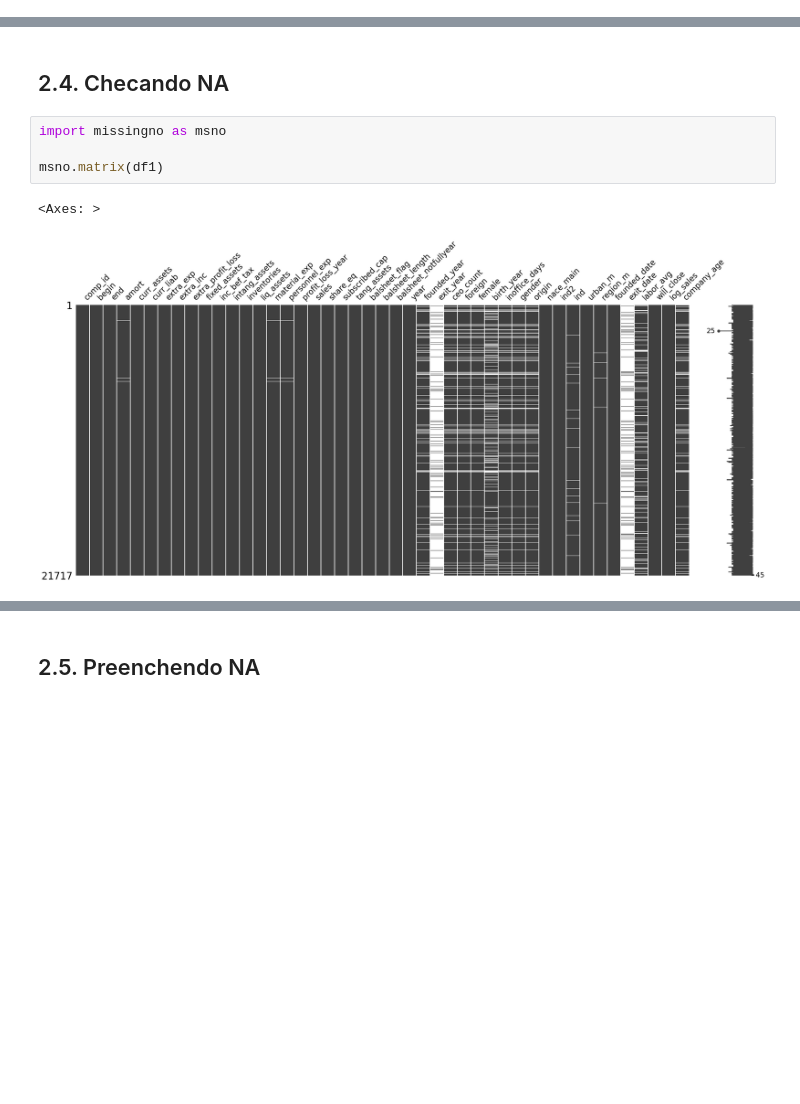
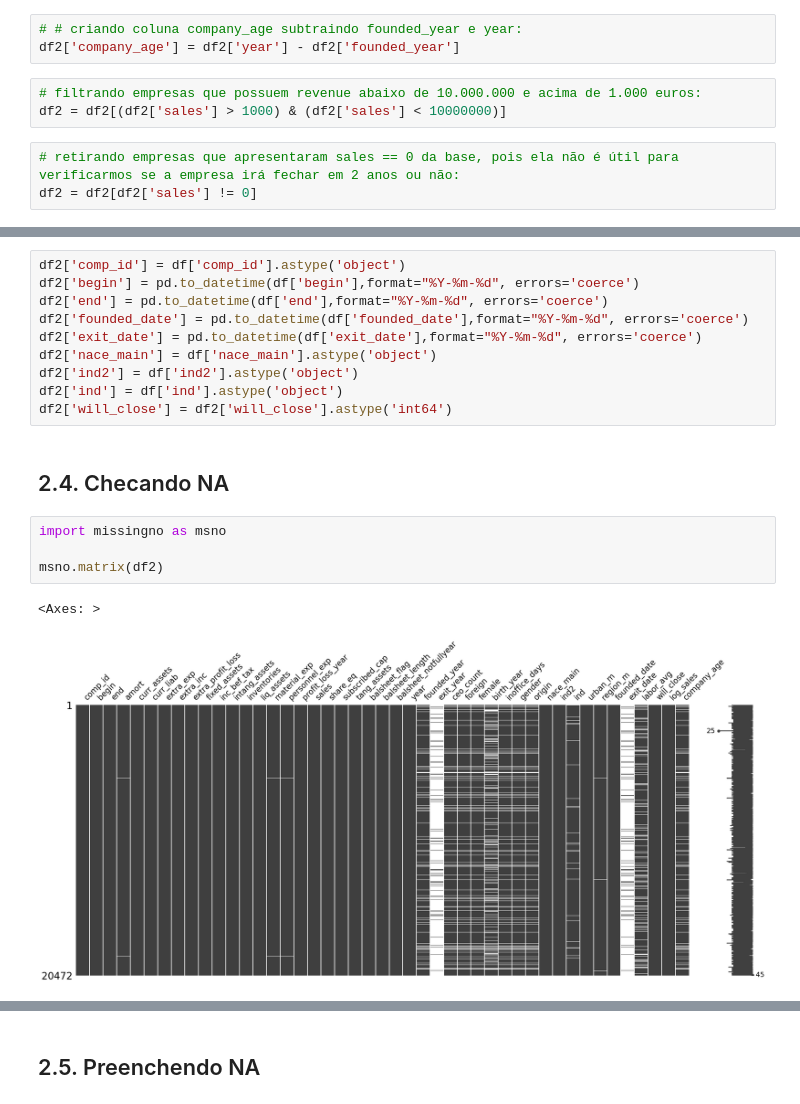
Before and after one commit to adambry/Atividade_Integradora_1T, a Jupyter notebook: PI_Main.ipynb, the cells around one changed output, grey strips where cells are left out. Drawn from its saved outputs; the diff is of its cells as text; blank space fills up the shorter version.

```diff
--- a/PI_Main.ipynb
+++ b/PI_Main.ipynb
@@ -110,0 +159,9 @@ See the caveats in the documentation: https://pandas.pydata.org/pandas-docs/stab
+# %%
+# # criando coluna company_age subtraindo founded_year e year:
+df2['company_age'] = df2['year'] - df2['founded_year']
+# %%
+# filtrando empresas que possuem revenue abaixo de 10.000.000 e acima de 1.000 euros:
+df2 = df2[(df2['sales'] > 1000) & (df2['sales'] < 10000000)]
+# %%
+# retirando empresas que apresentaram sales == 0 da base, pois ela não é útil para verificarmos se a empresa irá fechar em 2 anos ou não:
+df2 = df2[df2['sales'] != 0]
@@ -154,9 +227,19 @@ df1['will_close'] = df1['will_close'].astype('int64')
+# %%
+df2['comp_id'] = df['comp_id'].astype('object')
+df2['begin'] = pd.to_datetime(df['begin'],format="%Y-%m-%d", errors='coerce')
+df2['end'] = pd.to_datetime(df['end'],format="%Y-%m-%d", errors='coerce')
+df2['founded_date'] = pd.to_datetime(df['founded_date'],format="%Y-%m-%d", errors='coerce')
+df2['exit_date'] = pd.to_datetime(df['exit_date'],format="%Y-%m-%d", errors='coerce')
+df2['nace_main'] = df['nace_main'].astype('object')
+df2['ind2'] = df['ind2'].astype('object')
+df2['ind'] = df['ind'].astype('object')
+df2['will_close'] = df2['will_close'].astype('int64')
 # %% [markdown]
 ## 2.4. Checando NA
 # %%
 import missingno as msno
 
-msno.matrix(df1)
+msno.matrix(df2)
 # %% [output]
 <Axes: >
-[figure, old version]
+[figure, new version]
```
Also changed, not shown: parts of 37 cells of this notebook.
